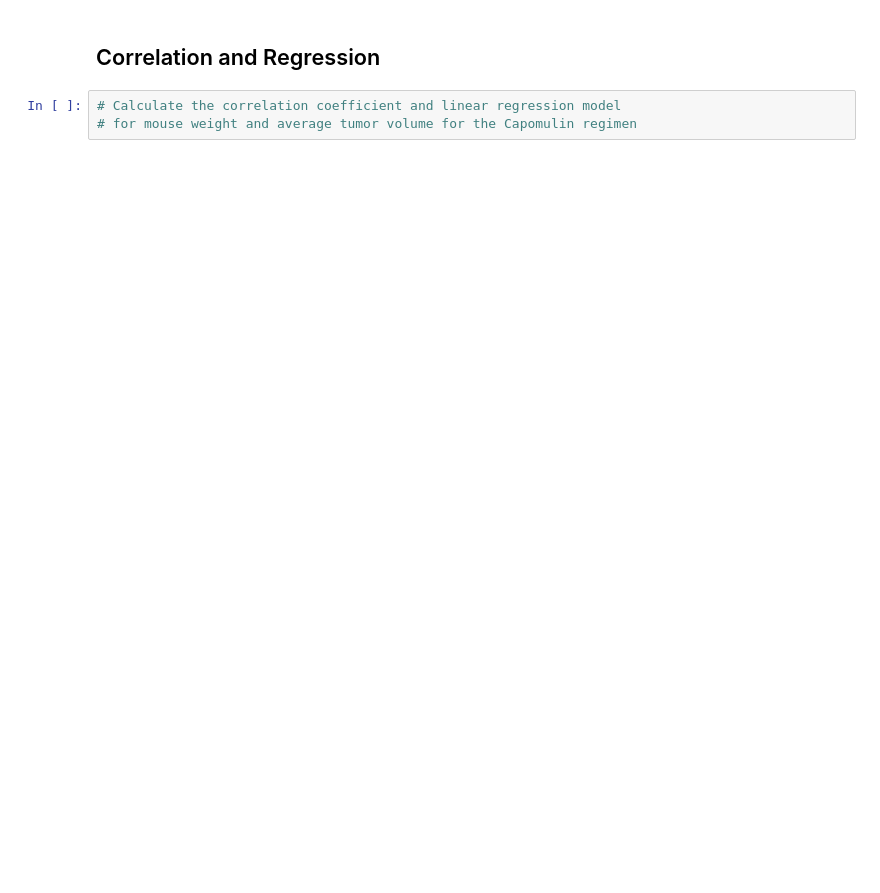
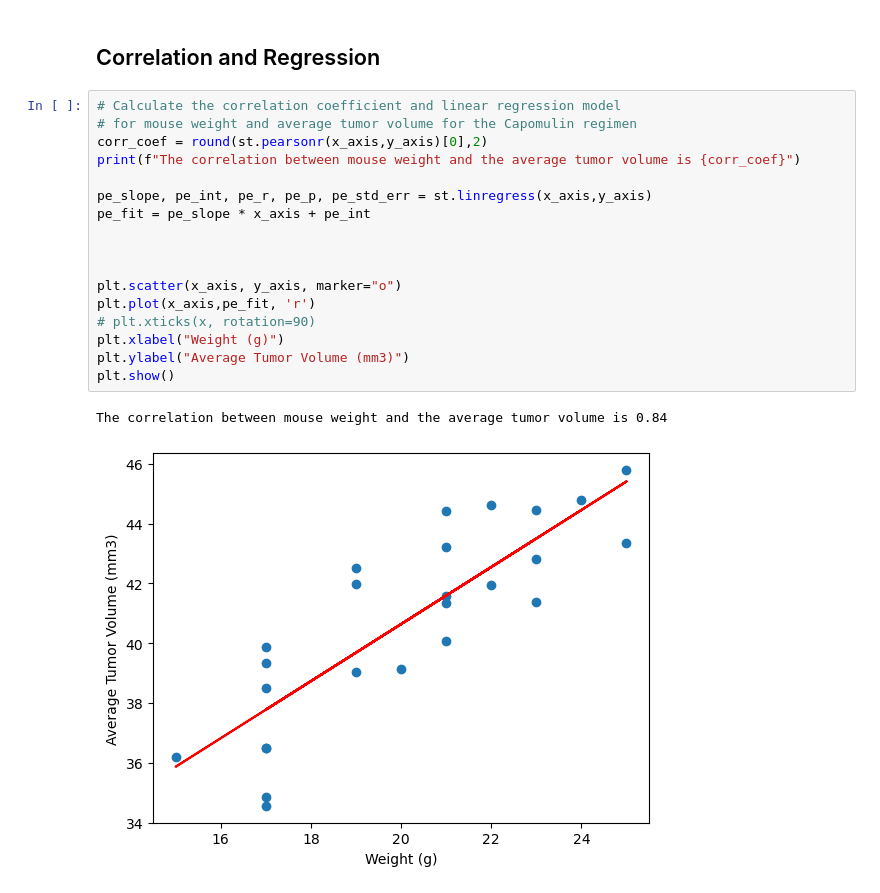
Before and after one commit to j13s3/matplotlib-challenge, a Jupyter notebook: Pymaceuticals/pymaceuticals_starter.ipynb, the cells around one changed output. Saved outputs shown, nothing was run; the diff lists cells and outputs as text; blank space fills up the shorter version.

```diff
--- a/Pymaceuticals/pymaceuticals_starter.ipynb
+++ b/Pymaceuticals/pymaceuticals_starter.ipynb
@@ -326,5 +350,22 @@ Name: Tumor Volume (mm3), dtype: float64
 # %% [markdown]
 ## Correlation and Regression
-# %%
-# Calculate the correlation coefficient and linear regression model
-# for mouse weight and average tumor volume for the Capomulin regimen
+# %%
+# Calculate the correlation coefficient and linear regression model
+# for mouse weight and average tumor volume for the Capomulin regimen
+corr_coef = round(st.pearsonr(x_axis,y_axis)[0],2)
+print(f"The correlation between mouse weight and the average tumor volume is {corr_coef}")
+
+pe_slope, pe_int, pe_r, pe_p, pe_std_err = st.linregress(x_axis,y_axis)
+pe_fit = pe_slope * x_axis + pe_int
+
+
+
+plt.scatter(x_axis, y_axis, marker="o")
+plt.plot(x_axis,pe_fit, 'r')
+# plt.xticks(x, rotation=90)
+plt.xlabel("Weight (g)")
+plt.ylabel("Average Tumor Volume (mm3)")
+plt.show()
+# %% [output]
+The correlation between mouse weight and the average tumor volume is 0.84
+[figure, added]
```
Also changed, not shown: parts of 11 cells of this notebook, 1 other file.
